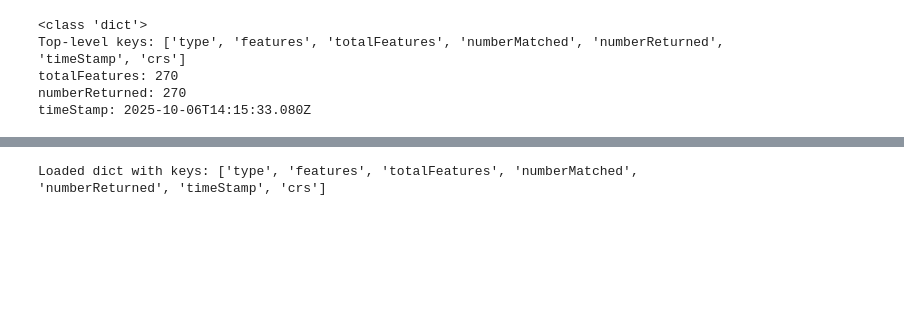
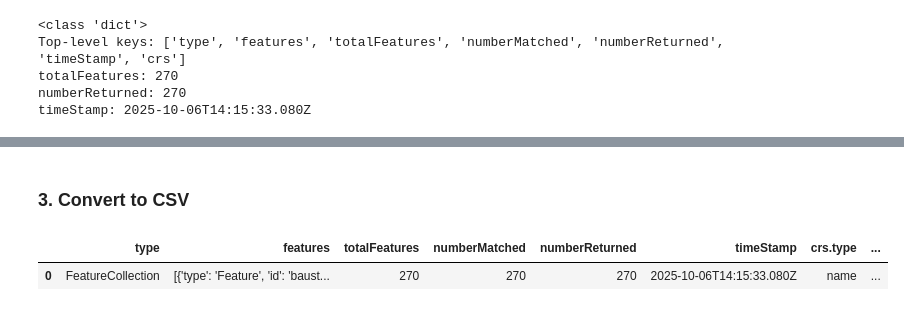
Before and after one commit to shellymeow/lc-rheinmain-mobidta-task, a Jupyter notebook: src/covert_to_csv.ipynb, the cells around one changed output, grey strips where cells are left out. Drawn from its saved outputs; the diff is of its cells as text; code cells hidden in the pictures; blank space fills up the shorter version.

Commit message:
reorganize data files

```diff
--- a/src/covert_to_csv.ipynb
+++ b/src/covert_to_csv.ipynb
@@ -6,4 +6,10 @@ import os
 import pandas as pd
 # %% [markdown]
 ### 1. Load data
+# %%
+# Convert all JSON files in the input folder to CSVs in the processed folder.
+current_dir = globals().get('current_dir', os.getcwd())
+input_path = os.path.join(current_dir, '../data/mobidata/raw/json_files/')
+output_path = os.path.join(current_dir, '../data/mobidata/raw/csv_files/')
+os.makedirs(output_path, exist_ok=True)
 # %%
@@ -51,16 +163,9 @@ df.head()
-# %%
-
-
-# quick inspect
-if isinstance(data, list):
-    print(f'Loaded list with {len(data)} items. Sample:', data[:2])
-elif isinstance(data, dict):
-    print(f'Loaded dict with keys: {list(data.keys())}')
-else:
-    print('Loaded JSON of type', type(data))
-
-# # optionally save a pretty-printed JSON to output_path
-# Path(output_path).write_text(json.dumps(data, ensure_ascii=False, indent=2), encoding='utf-8')
-# print(f'Wrote pretty JSON to {output_path}')
-# %% [output]
-Loaded dict with keys: ['type', 'features', 'totalFeatures', 'numberMatched', 'numberReturned', 'timeStamp', 'crs']
+# %% [markdown]
+### 3. Convert to CSV
+# %%
+df = pd.json_normalize(data)
+# %%
+df
+# %% [output]
+|  | type | features | totalFeatures | numberMatched | numberReturned | timeStamp | crs.type | ... |
+| 0 | FeatureCollection | [{'type': 'Feature', 'id': 'baust... | 270 | 270 | 270 | 2025-10-06T14:15:33.080Z | name | ... |
```
Also changed, not shown: parts of 6 cells of this notebook, 6 other files.
